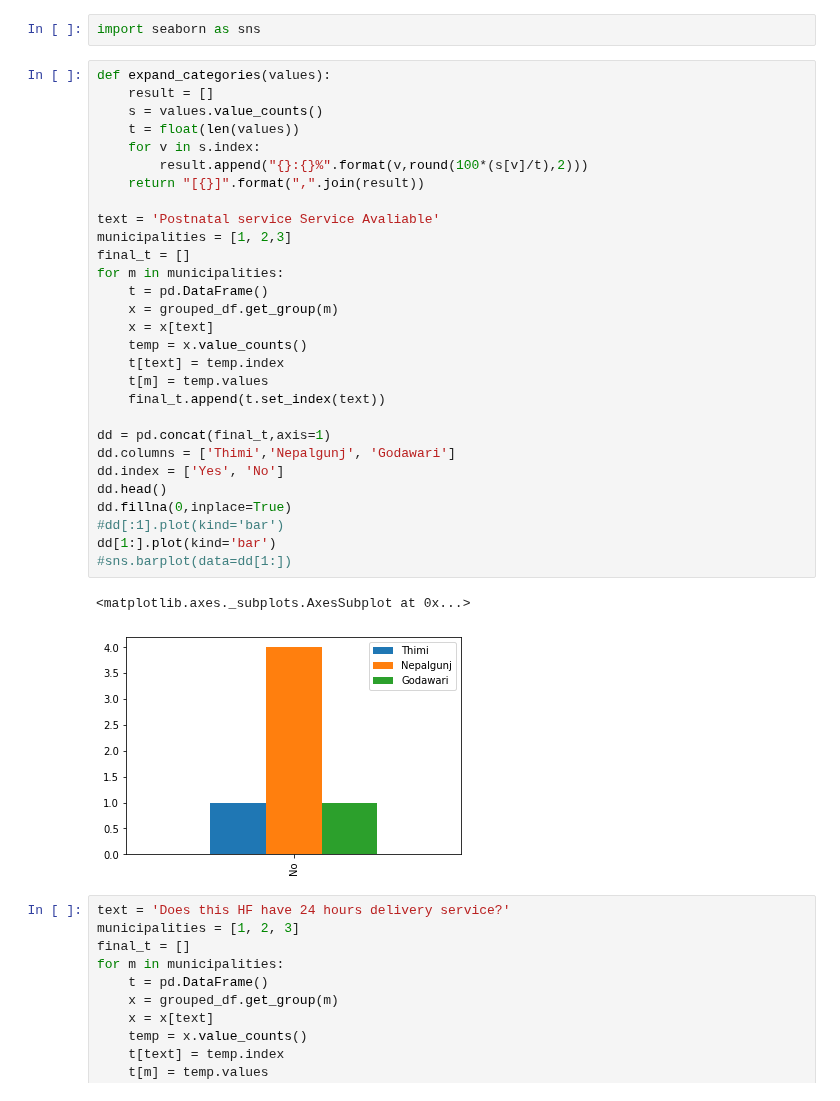
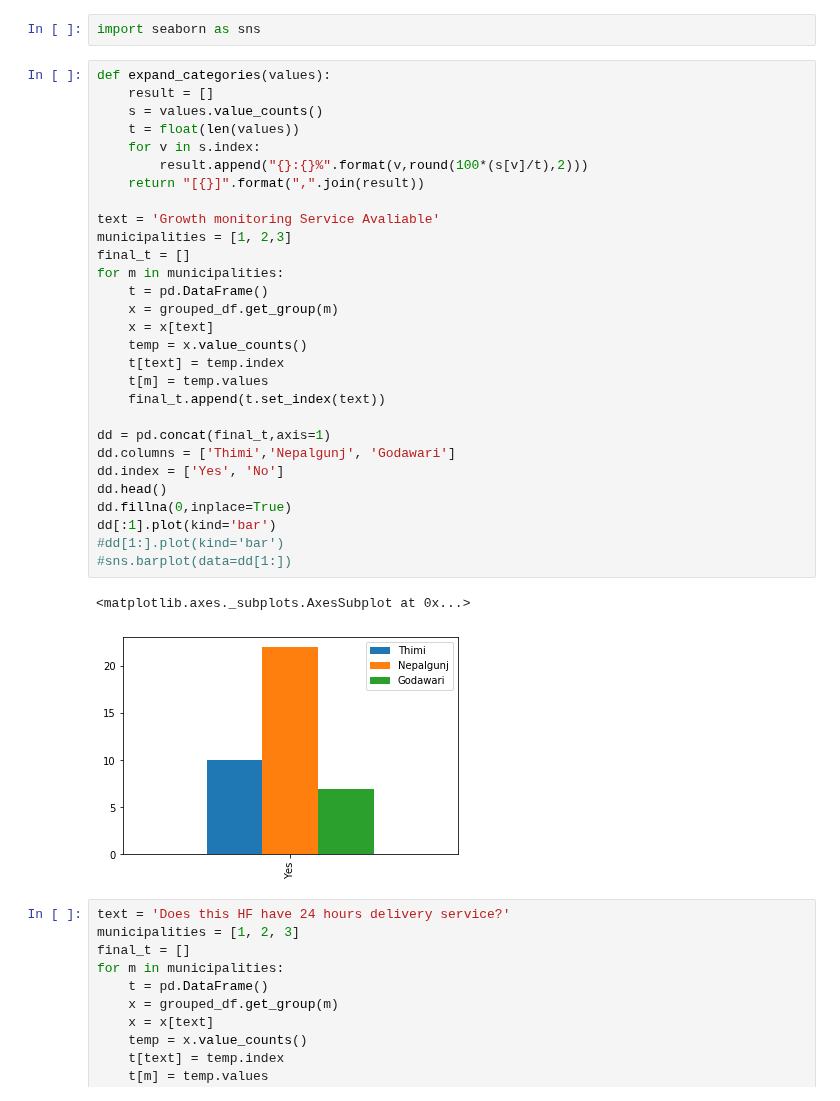
Before and after one commit to kaushu42/everest-hack-the-end, a Jupyter notebook: notebooks/Untitled.ipynb, the cells around one changed output. Saved outputs shown, nothing was run; the diff lists cells and outputs as text.

```diff
--- a/notebooks/Untitled.ipynb
+++ b/notebooks/Untitled.ipynb
@@ -210,35 +210,35 @@ import seaborn as sns
 # %%
 def expand_categories(values):
     result = []
     s = values.value_counts()
     t = float(len(values))
     for v in s.index:
         result.append("{}:{}%".format(v,round(100*(s[v]/t),2)))
     return "[{}]".format(",".join(result))
 
-text = 'Postnatal service Service Avaliable'
+text = 'Growth monitoring Service Avaliable'
 municipalities = [1, 2,3]
 final_t = []
 for m in municipalities:
     t = pd.DataFrame()
     x = grouped_df.get_group(m)
     x = x[text]
     temp = x.value_counts()
     t[text] = temp.index
     t[m] = temp.values
     final_t.append(t.set_index(text))
 
 dd = pd.concat(final_t,axis=1)
 dd.columns = ['Thimi','Nepalgunj', 'Godawari']
 dd.index = ['Yes', 'No']
 dd.head()
 dd.fillna(0,inplace=True)
-#dd[:1].plot(kind='bar')
-dd[1:].plot(kind='bar')
+dd[:1].plot(kind='bar')
+#dd[1:].plot(kind='bar')
 #sns.barplot(data=dd[1:])
 # %% [output]
 <matplotlib.axes._subplots.AxesSubplot at 0x...>
-[figure, old version]
+[figure, new version]
 # %%
 text = 'Does this HF have 24 hours delivery service?'
 municipalities = [1, 2, 3]
```
Also changed, not shown: 2 other files.
